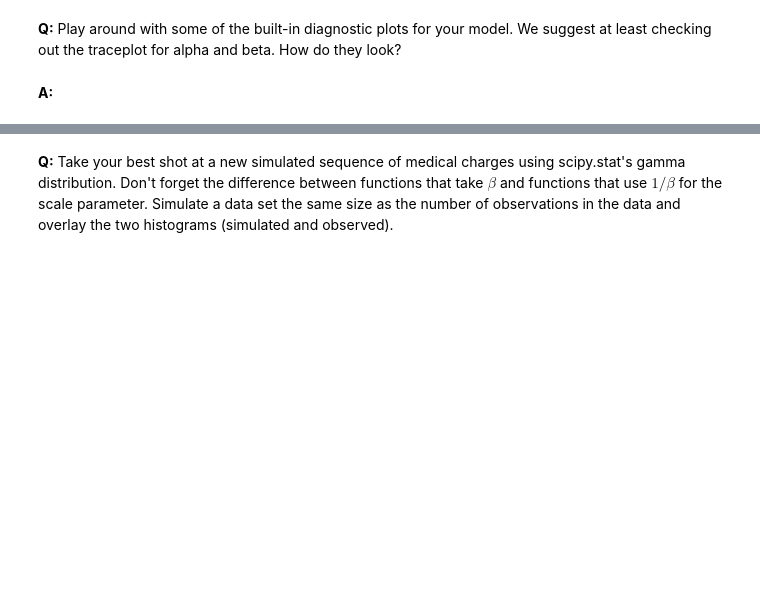
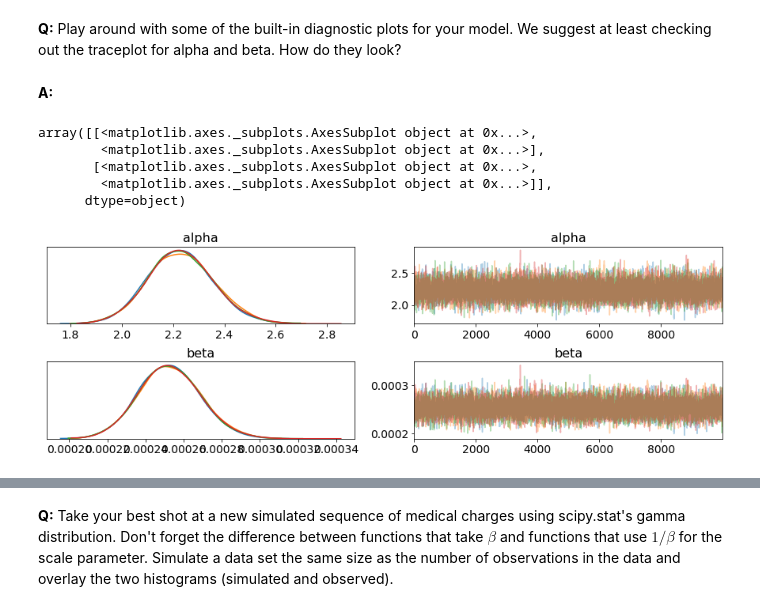
Before and after one commit to davidbuehler07/Mini-Projects, a Jupyter notebook: inferential_statistics_3-Q.ipynb, the cells around one changed output, grey strips where cells are left out. Saved outputs shown, nothing was run; the diff lists cells and outputs as text; code cells hidden in the pictures; blank space fills up the shorter version.

```diff
--- a/inferential_statistics_3-Q.ipynb
+++ b/inferential_statistics_3-Q.ipynb
@@ -126,3 +162,12 @@ __A:__
 __Q:__ Play around with some of the built-in diagnostic plots for your model. We suggest at least checking out the traceplot for alpha and beta. How do they look?
 # %% [markdown]
 __A:__
+# %%
+pm.plots.traceplot(trace)
+# %% [output]
+array([[<matplotlib.axes._subplots.AxesSubplot object at 0x...>,
+        <matplotlib.axes._subplots.AxesSubplot object at 0x...>],
+       [<matplotlib.axes._subplots.AxesSubplot object at 0x...>,
+        <matplotlib.axes._subplots.AxesSubplot object at 0x...>]],
+      dtype=object)
+[figure, added]
```
Also changed, not shown: parts of 9 cells of this notebook.
